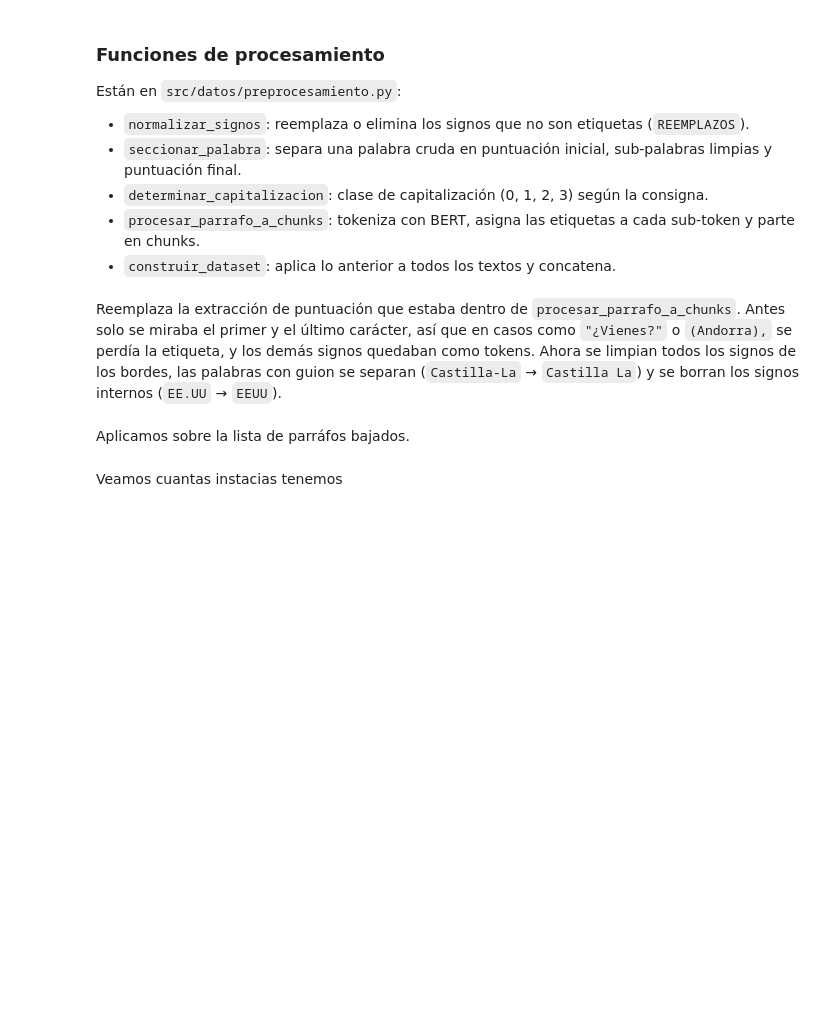
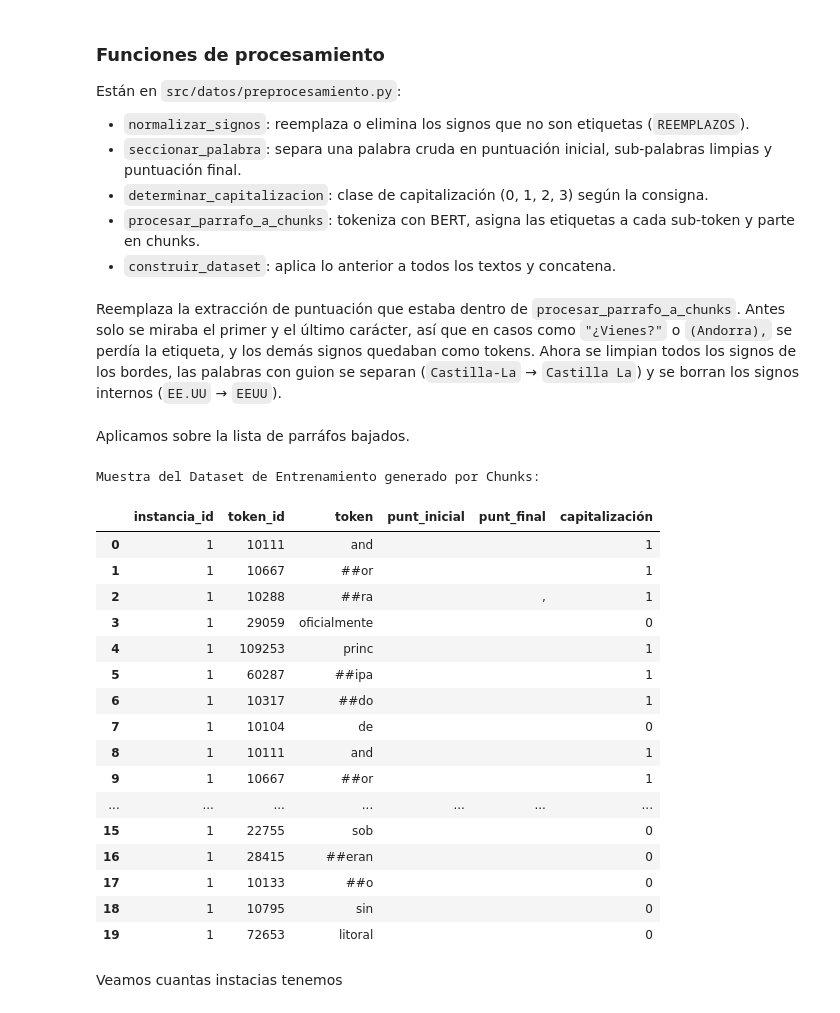
Before and after one commit to giannislucca/TP-AA2, a Jupyter notebook: codigoTP.ipynb, the cells around one changed output. Saved outputs shown, nothing was run; the diff lists cells and outputs as text; code cells hidden in the pictures; blank space fills up the shorter version.

```diff
--- a/codigoTP.ipynb
+++ b/codigoTP.ipynb
@@ -89,8 +121,27 @@ Aplicamos sobre la lista de parráfos bajados.
 # %%
 df_dataset_final = construir_dataset(muestra_textos, tokenizer, chunk_size=32)
 
 print("Muestra del Dataset de Entrenamiento generado por Chunks:")
-print(df_dataset_final.head(15))
+display(df_dataset_final.head(20))
+# %% [output]
+Muestra del Dataset de Entrenamiento generado por Chunks:
+|  | instancia_id | token_id | token | punt_inicial | punt_final | capitalización |
+| 0 | 1 | 10111 | and |  |  | 1 |
+| 1 | 1 | 10667 | ##or |  |  | 1 |
+| 2 | 1 | 10288 | ##ra |  | , | 1 |
+| 3 | 1 | 29059 | oficialmente |  |  | 0 |
+| 4 | 1 | 109253 | princ |  |  | 1 |
+| 5 | 1 | 60287 | ##ipa |  |  | 1 |
+| 6 | 1 | 10317 | ##do |  |  | 1 |
+| 7 | 1 | 10104 | de |  |  | 0 |
+| 8 | 1 | 10111 | and |  |  | 1 |
+| 9 | 1 | 10667 | ##or |  |  | 1 |
+| ... | ... | ... | ... | ... | ... | ... |
+| 15 | 1 | 22755 | sob |  |  | 0 |
+| 16 | 1 | 28415 | ##eran |  |  | 0 |
+| 17 | 1 | 10133 | ##o |  |  | 0 |
+| 18 | 1 | 10795 | sin |  |  | 0 |
+| 19 | 1 | 72653 | litoral |  |  | 0 |
 # %% [markdown]
 Veamos cuantas instacias tenemos
 # %%
```
Also changed, not shown: parts of 8 cells of this notebook, 1 other file.
